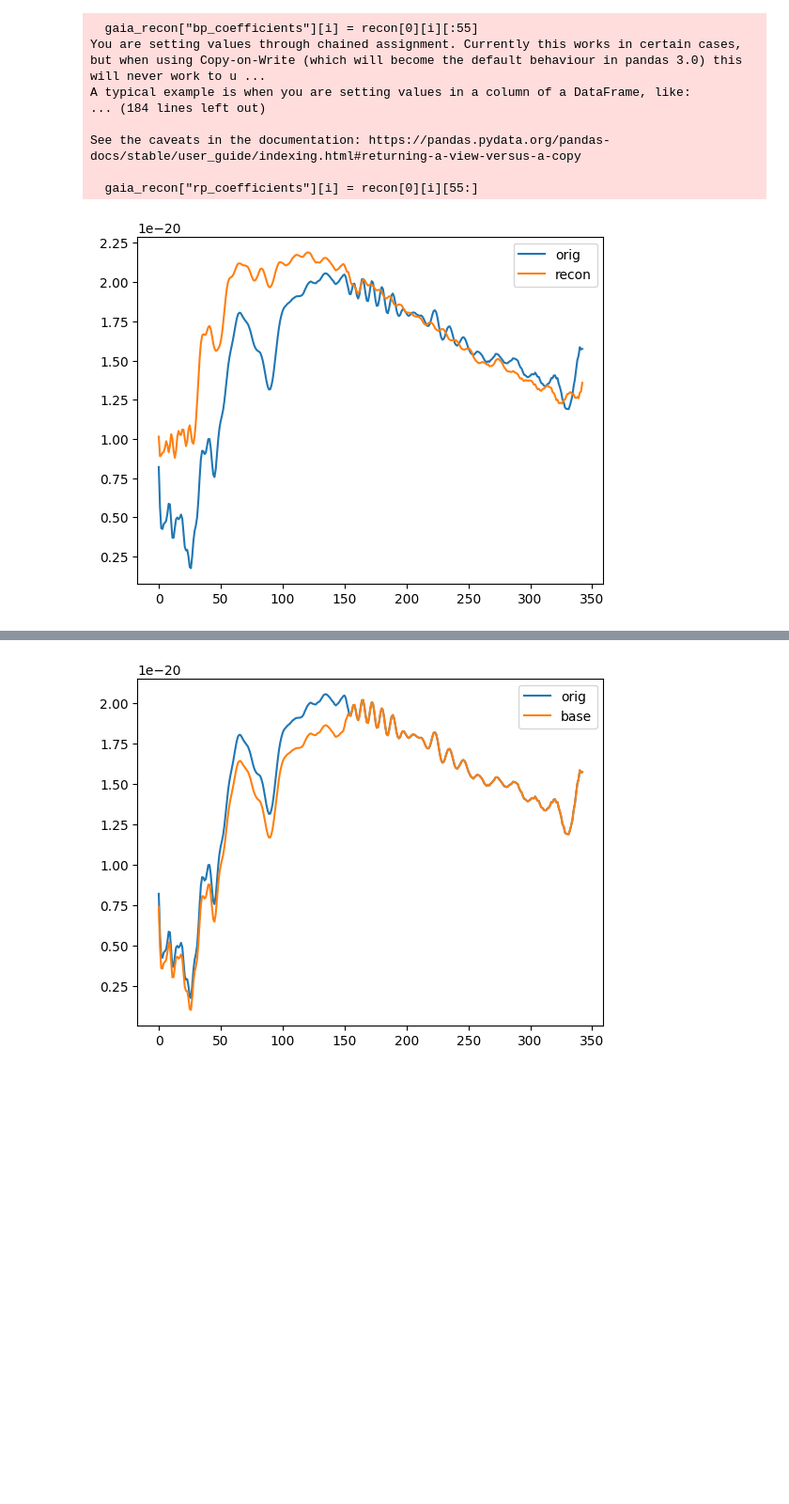
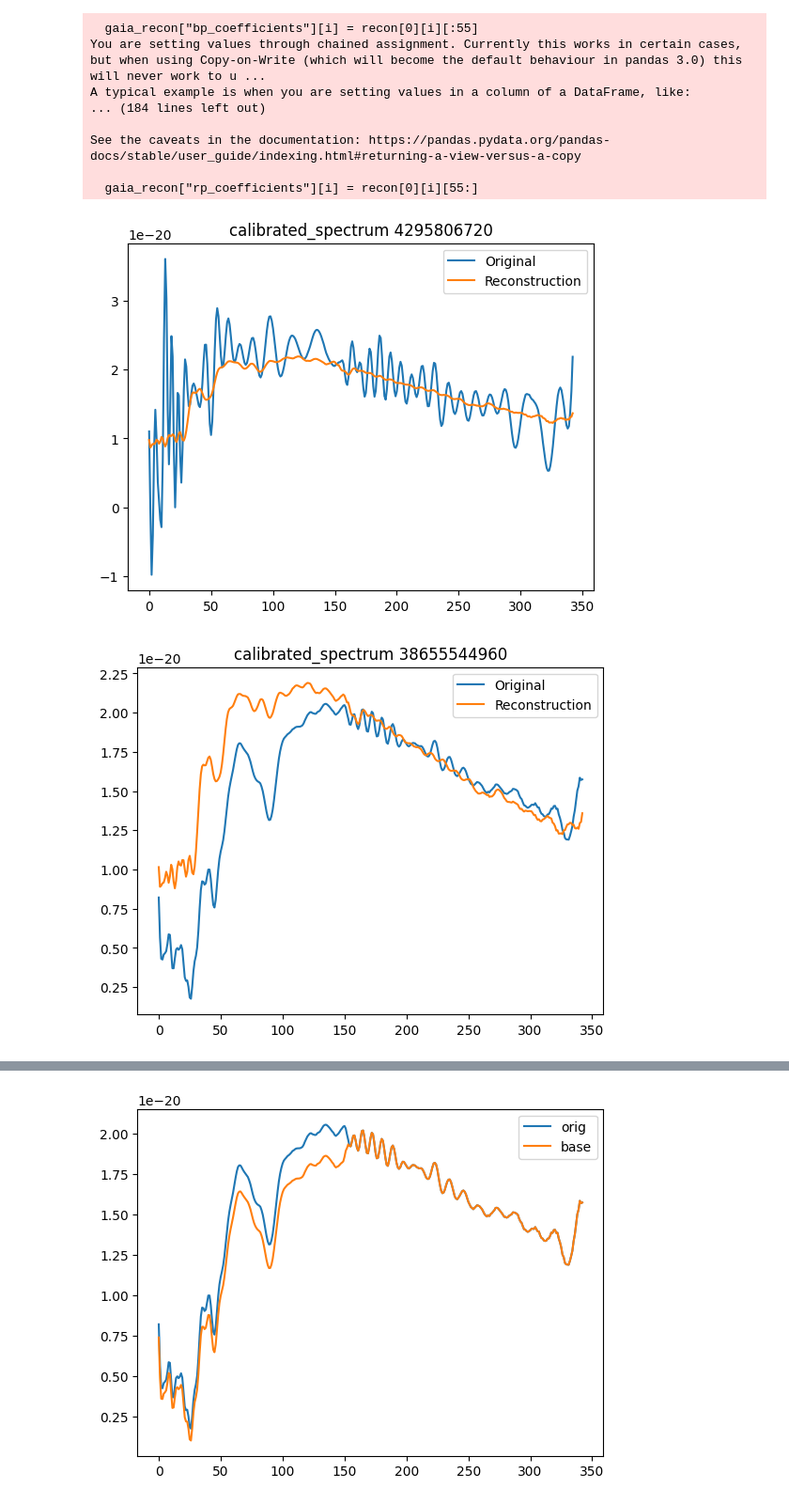
Before and after one commit to HITS-AIN/Spherinator, a Jupyter notebook: gaia/onnx_vae_dense_reconstruction.ipynb, the cells around one changed output, grey strips where cells are left out. Shown at 94% size. Cells and saved outputs as stored; diff of their text form; code cells hidden in the pictures; blank space fills up the shorter version.

```diff
--- a/gaia/onnx_vae_dense_reconstruction.ipynb
+++ b/gaia/onnx_vae_dense_reconstruction.ipynb
@@ -94,12 +94,14 @@ recon_spectrum, sampling = calibrate(
 # %%
 from matplotlib import pyplot as plt
 
-# for idx in range(10):
-for idx in [1]:
+for idx in range(10):
+# for idx in [0]:
     plt.figure()
-    plt.plot(calibrated_spectrum["flux"][idx], label=f"orig")
-    plt.plot(recon_spectrum["flux"][idx], label=f"recon")
+    plt.title(f"calibrated_spectrum {gaia["source_id"][idx]}")
+    plt.plot(calibrated_spectrum["flux"][idx], label="Original")
+    plt.plot(recon_spectrum["flux"][idx], label="Reconstruction")
     plt.legend(loc="upper right")
     plt.show()
 # %% [output]
-[figure, old version]
+[figure, new version]
+[figure, added]
```
Also changed, not shown: parts of 3 cells of this notebook, 1 other file.
